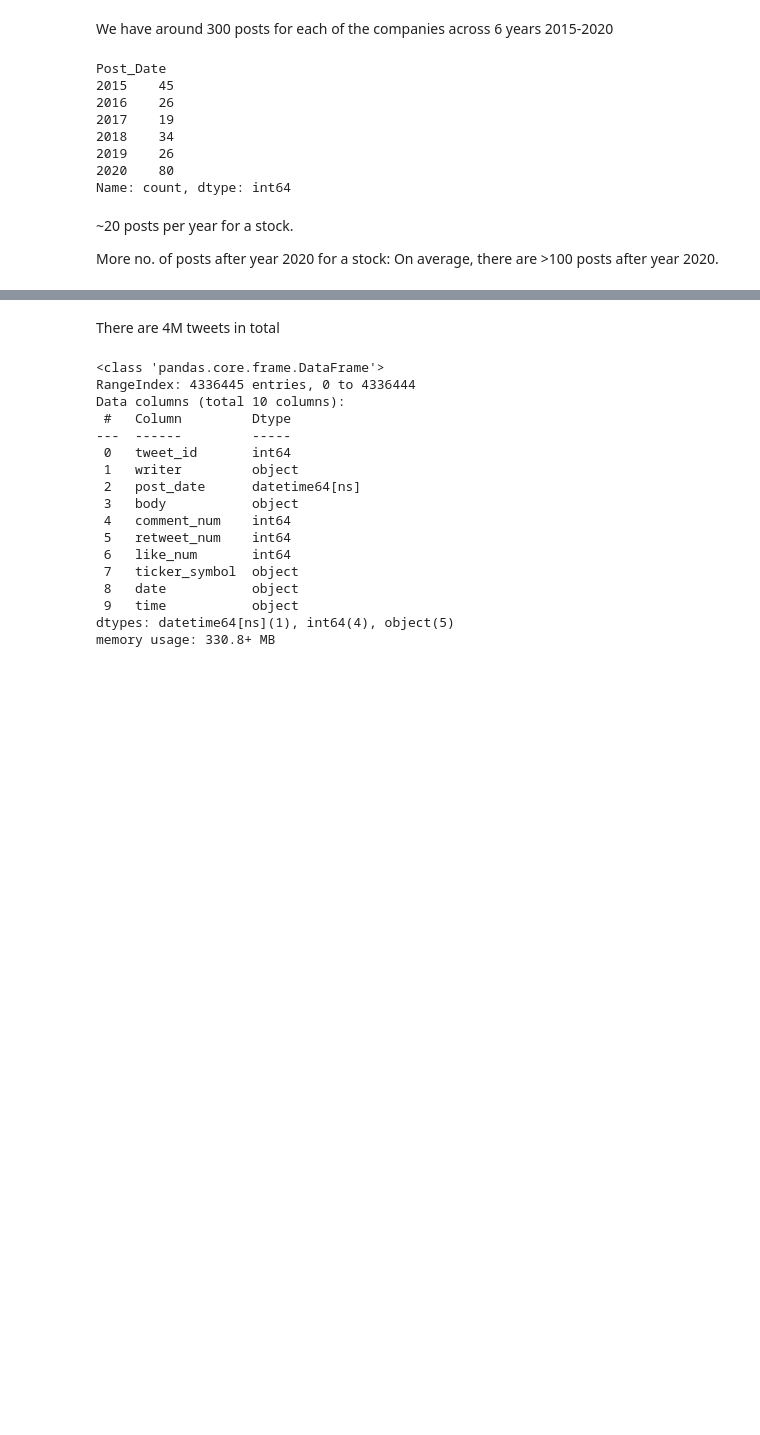
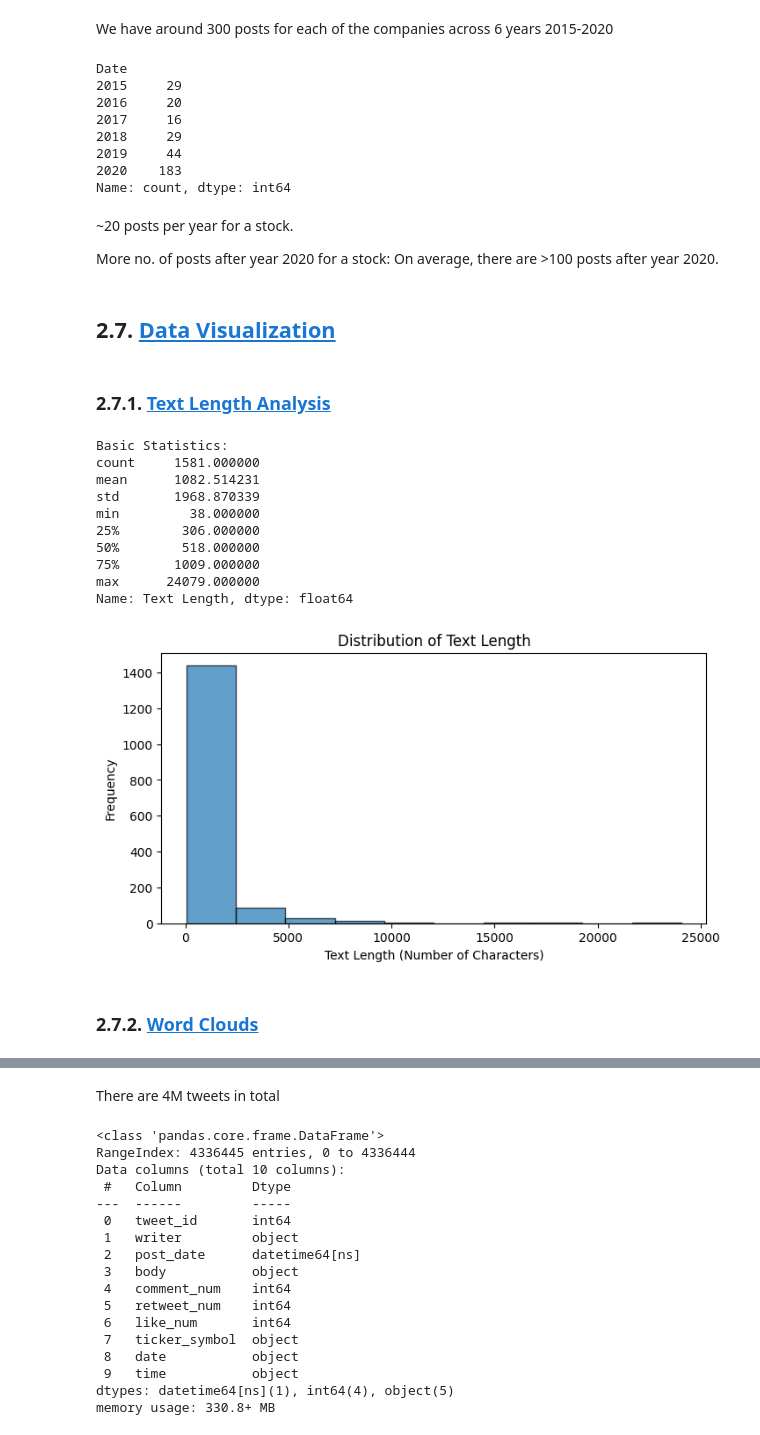
Before and after one commit to sohamthirty/Stock-Price-Prediction-with-Sentiment-Analysis, a Jupyter notebook: CombineData.ipynb, the cells around one changed output, grey strips where cells are left out. Saved outputs shown, nothing was run; the diff lists cells and outputs as text; code cells hidden in the pictures; blank space fills up the shorter version.

```diff
--- a/CombineData.ipynb
+++ b/CombineData.ipynb
@@ -185,0 +257,29 @@ Q3 scores would surely be useful, however we can think of dropping scores below
+# %%
+# Convert to suitable datatype
+df_reddit.loc[:, 'Date'] = pd.to_datetime(df_reddit['Date']).dt.date
+# %%
+# Define a function to clean and preprocess text
+def clean_text(text):
+    # Convert to lowercase
+    text = text.lower()
+
+    # Remove punctuation
+    text = ''.join([char for char in text if char not in string.punctuation])
+
+    # Tokenization
+    tokens = nltk.word_tokenize(text)
+
+    # Remove stopwords
+    tokens = [word for word in tokens if word not in stopwords.words('english')]
+
+    # Lemmatization
+    lemmatizer = WordNetLemmatizer()
+    tokens = [lemmatizer.lemmatize(word) for word in tokens]
+
+    # Rejoin the tokens to form cleaned text
+    cleaned_text = ' '.join(tokens)
+
+    return cleaned_text
+
+# Apply the clean_text function to 'Title' and 'Content' columns using lambda
+df_reddit.loc[:, 'Cleaned_Text'] = df_reddit['Text'].apply(lambda x: clean_text(x))
@@ -198,17 +322,50 @@ Name: count, dtype: int64
 We have around 300 posts for each of the companies across 6 years 2015-2020
 # %%
 # Group the data by year and count the number of posts in each year for specified stocks
-pd.to_datetime(df_reddit[df_reddit['Query']=='GOOG']['Post_Date']).dt.year.value_counts().sort_index()
+pd.to_datetime(df_reddit[df_reddit['Stock']=='AAPL']['Date']).dt.year.value_counts().sort_index()
 # %% [output]
-Post_Date
-2015    45
-2016    26
-2017    19
-2018    34
-2019    26
-2020    80
+Date
+2015     29
+2016     20
+2017     16
+2018     29
+2019     44
+2020    183
 Name: count, dtype: int64
 # %% [markdown]
 ~20 posts per year for a stock.
 
 More no. of posts after year 2020 for a stock: On average, there are >100 posts after year 2020.
+# %% [markdown]
+## 2.7. <a id='toc2_7_'></a>[Data Visualization](#toc0_)
+# %% [markdown]
+### 2.7.1. <a id='toc2_7_1_'></a>[Text Length Analysis](#toc0_)
+# %%
+# Calculate the text length (number of characters) for each row
+df_reddit.loc[:,'Text Length'] = df_reddit['Text'].apply(len)
+
+# Print basic statistics
+print("Basic Statistics:")
+print(df_reddit['Text Length'].describe())
+
+# Plot a histogram of text lengths
+plt.figure(figsize=(8, 4))
+plt.hist(df_reddit['Text Length'], bins=10, edgecolor='k', alpha=0.7)
+plt.xlabel("Text Length (Number of Characters)")
+plt.ylabel("Frequency")
+plt.title("Distribution of Text Length")
+plt.show()
+# %% [output]
+Basic Statistics:
+count     1581.000000
+mean      1082.514231
+std       1968.870339
+min         38.000000
+25%        306.000000
+50%        518.000000
+75%       1009.000000
+max      24079.000000
+Name: Text Length, dtype: float64
+[figure, added]
+# %% [markdown]
+### 2.7.2. <a id='toc2_7_2_'></a>[Word Clouds](#toc0_)
```
Also changed, not shown: parts of 32 cells of this notebook.
